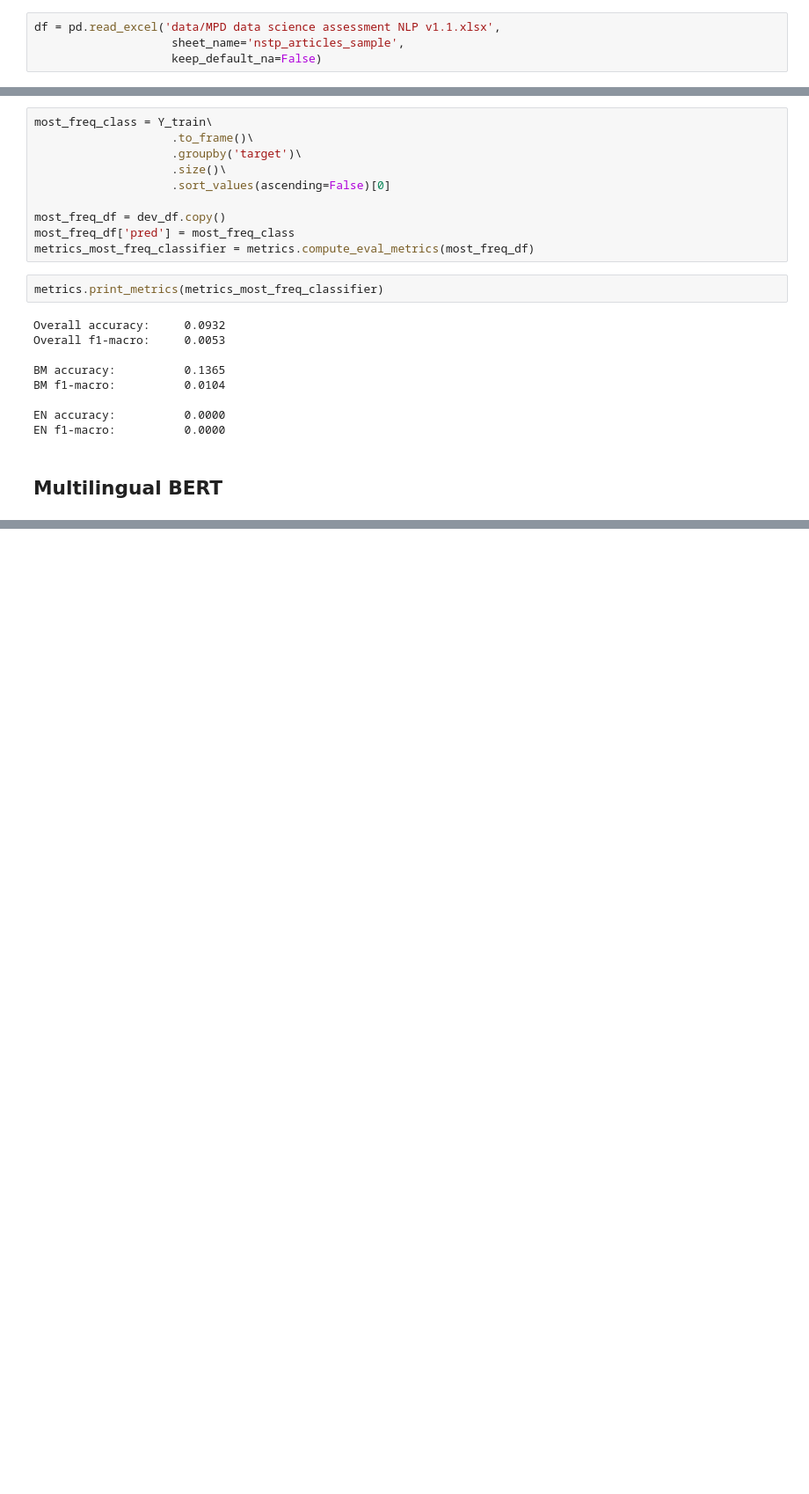
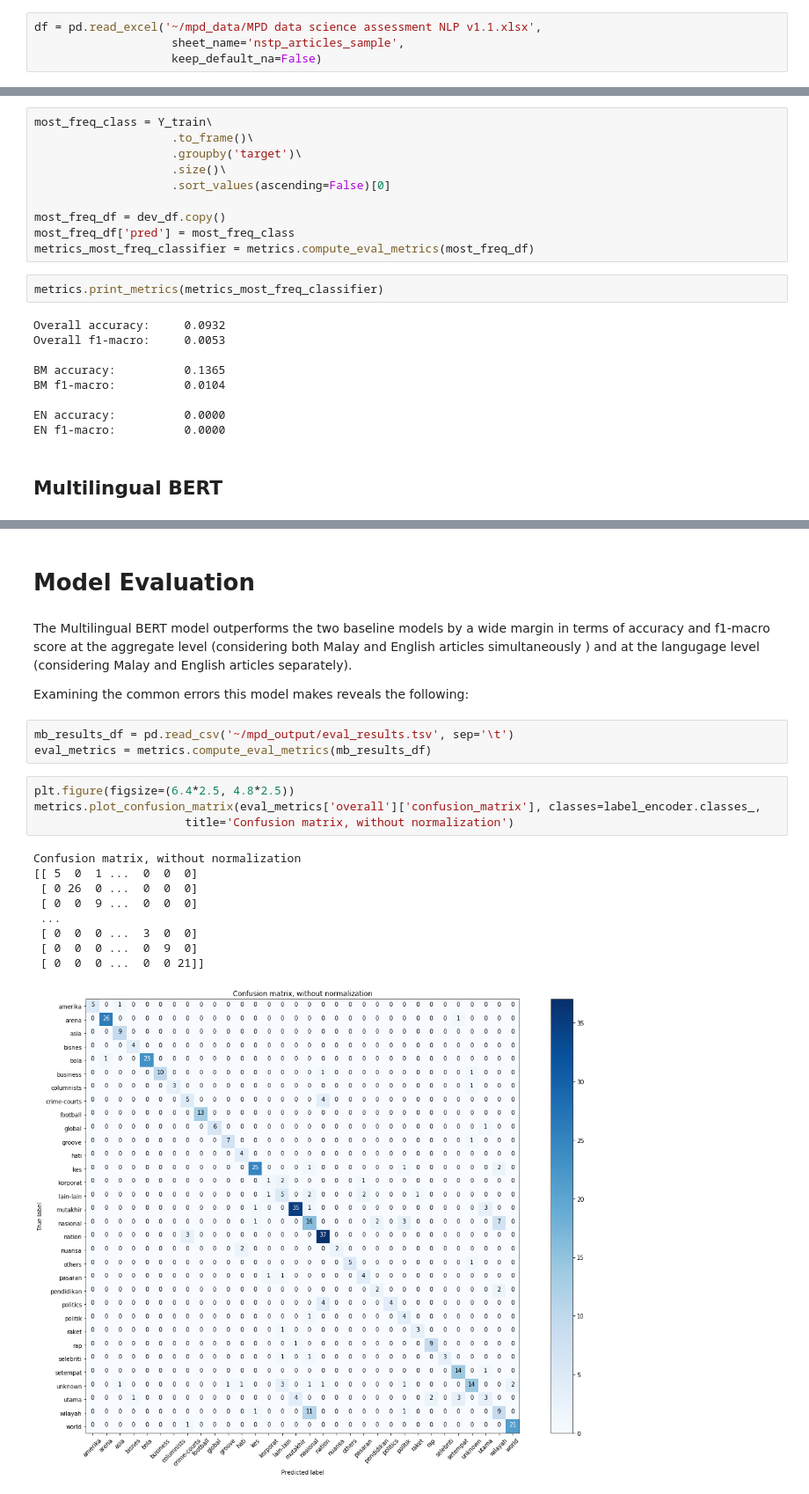
Before and after one commit to hsm207/mpd, a Jupyter notebook: notebooks/mpd_assessment.ipynb, the cells around one changed output, grey strips where cells are left out. Shown at 88% size. Drawn from its saved outputs; the diff is of its cells as text; blank space fills up the shorter version.

```diff
--- a/notebooks/mpd_assessment.ipynb
+++ b/notebooks/mpd_assessment.ipynb
@@ -28,7 +29,7 @@ import src.metrics as metrics
 # %% [markdown]
 Load the data:
 # %%
-df = pd.read_excel('data/MPD data science assessment NLP v1.1.xlsx',
+df = pd.read_excel('~/mpd_data/MPD data science assessment NLP v1.1.xlsx',
                     sheet_name='nstp_articles_sample',
                     keep_default_na=False)
 # %%
@@ -229,0 +251,23 @@ EN f1-macro:          0.0000
+# %% [markdown]
+# Model Evaluation
+# %% [markdown]
+The Multilingual BERT model outperforms the two baseline models by a wide margin in terms of accuracy and f1-macro score at the aggregate level (considering both Malay and English articles simultaneously ) and at the langugage level (considering Malay and English articles separately).
+
+Examining the common errors this model makes reveals the following:
+# %%
+mb_results_df = pd.read_csv('~/mpd_output/eval_results.tsv', sep='\t')
+eval_metrics = metrics.compute_eval_metrics(mb_results_df)
+# %%
+plt.figure(figsize=(6.4*2.5, 4.8*2.5))
+metrics.plot_confusion_matrix(eval_metrics['overall']['confusion_matrix'], classes=label_encoder.classes_,
+                      title='Confusion matrix, without normalization')
+# %% [output]
+Confusion matrix, without normalization
+[[ 5  0  1 ...  0  0  0]
+ [ 0 26  0 ...  0  0  0]
+ [ 0  0  9 ...  0  0  0]
+ ...
+ [ 0  0  0 ...  3  0  0]
+ [ 0  0  0 ...  0  9  0]
+ [ 0  0  0 ...  0  0 21]]
+[figure, added]
```
Also changed, not shown: parts of 20 cells of this notebook.
